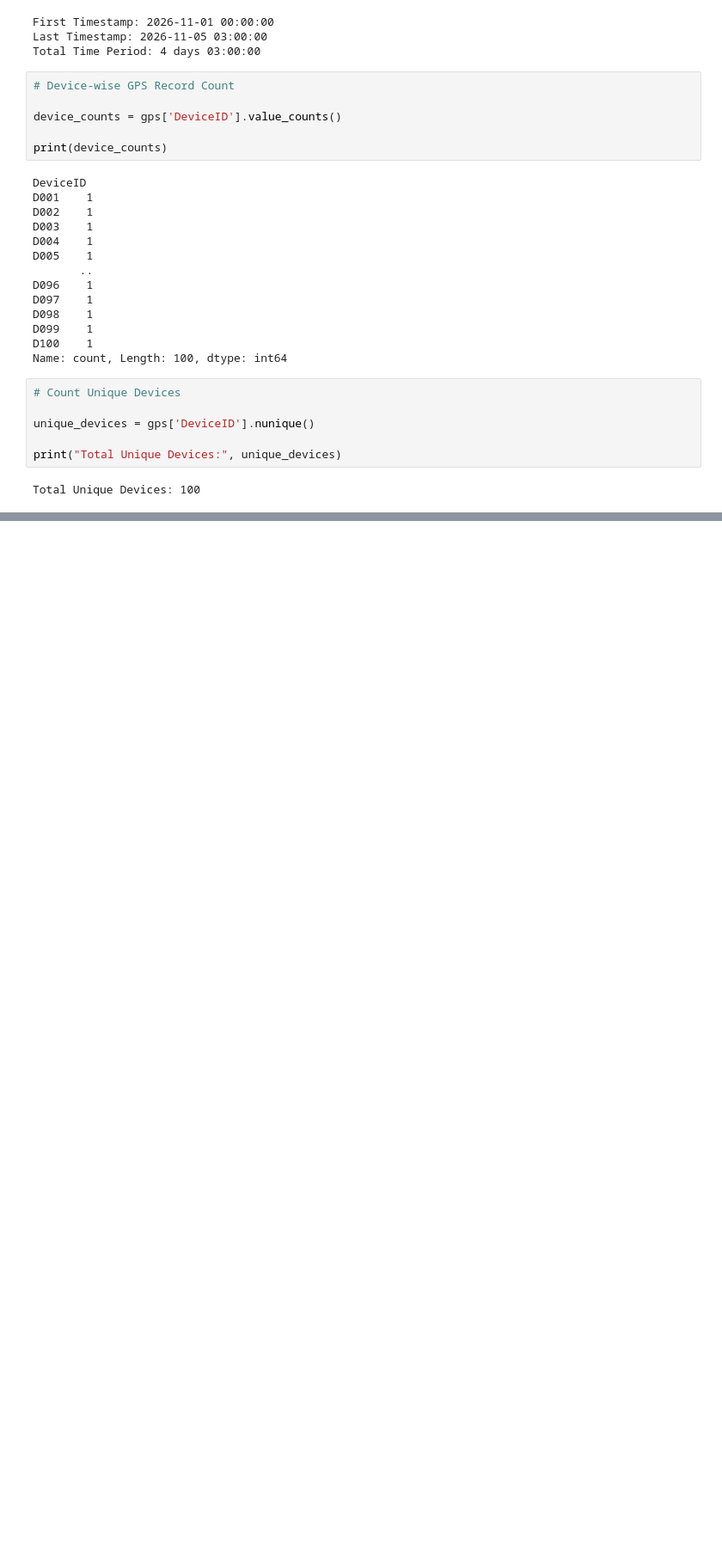
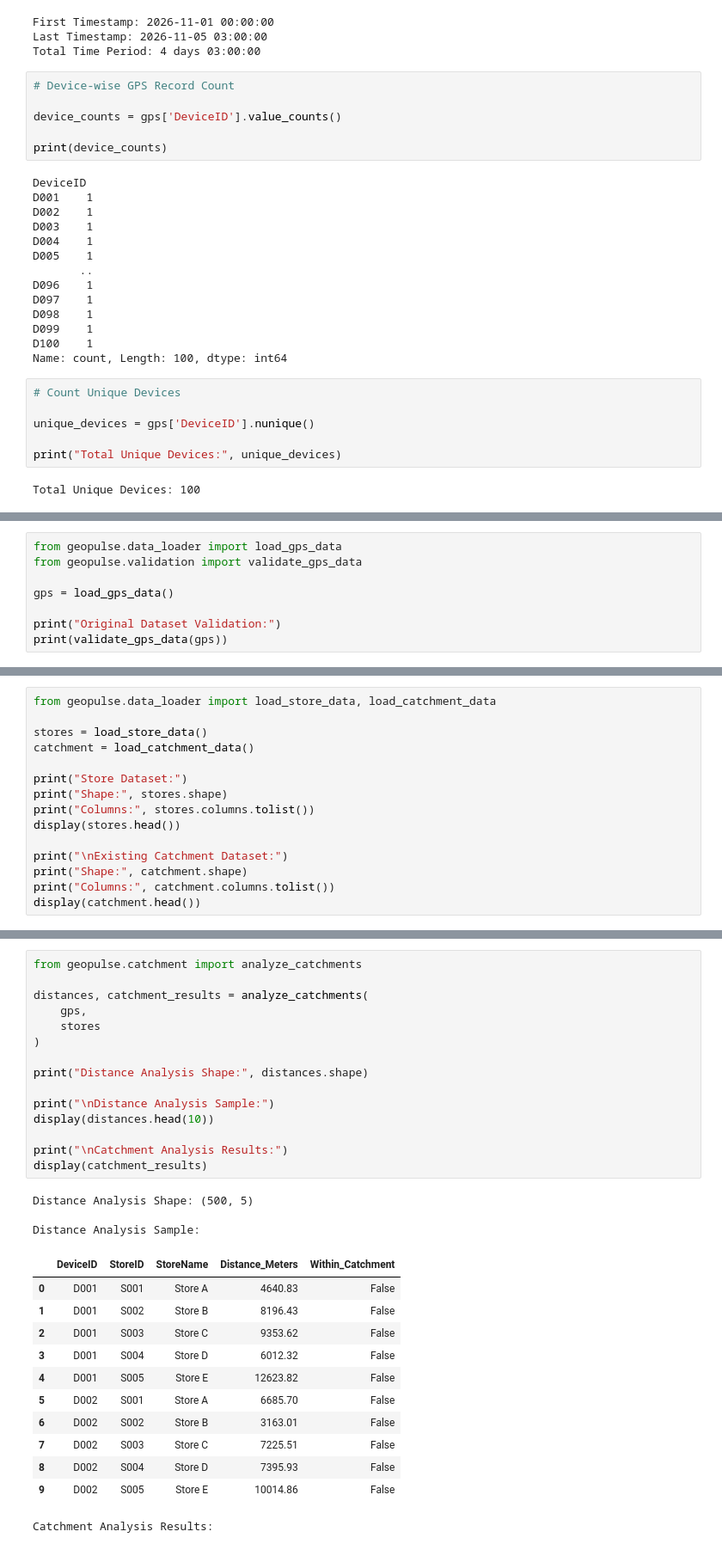
Before and after one commit to Ananyasingh0413/GeoPulse--Hyper-Local-Retail-Mobility-Analytics, a Jupyter notebook: 02_gps_data_quality_eda.ipynb, the cells around one changed output, grey strips where cells are left out. Shown at 86% size. Drawn from its saved outputs; the diff is of its cells as text; blank space fills up the shorter version.

Commit message:
feat: expand GeoPulse GPS analysis notebooks

```diff
--- a/02_gps_data_quality_eda.ipynb
+++ b/02_gps_data_quality_eda.ipynb
@@ -166,0 +219,8 @@ Total Unique Devices: 100
+# %%
+from geopulse.data_loader import load_gps_data
+from geopulse.validation import validate_gps_data
+
+gps = load_gps_data()
+
+print("Original Dataset Validation:")
+print(validate_gps_data(gps))
@@ -166,0 +269,15 @@ Total Unique Devices: 100
+# %%
+from geopulse.data_loader import load_store_data, load_catchment_data
+
+stores = load_store_data()
+catchment = load_catchment_data()
+
+print("Store Dataset:")
+print("Shape:", stores.shape)
+print("Columns:", stores.columns.tolist())
+display(stores.head())
+
+print("\nExisting Catchment Dataset:")
+print("Shape:", catchment.shape)
+print("Columns:", catchment.columns.tolist())
+display(catchment.head())
@@ -166,0 +303,31 @@ Total Unique Devices: 100
+# %%
+from geopulse.catchment import analyze_catchments
+
+distances, catchment_results = analyze_catchments(
+    gps,
+    stores
+)
+
+print("Distance Analysis Shape:", distances.shape)
+
+print("\nDistance Analysis Sample:")
+display(distances.head(10))
+
+print("\nCatchment Analysis Results:")
+display(catchment_results)
+# %% [output]
+Distance Analysis Shape: (500, 5)
+
+Distance Analysis Sample:
+|  | DeviceID | StoreID | StoreName | Distance_Meters | Within_Catchment |
+| 0 | D001 | S001 | Store A | 4640.83 | False |
+| 1 | D001 | S002 | Store B | 8196.43 | False |
+| 2 | D001 | S003 | Store C | 9353.62 | False |
+| 3 | D001 | S004 | Store D | 6012.32 | False |
+| 4 | D001 | S005 | Store E | 12623.82 | False |
+| 5 | D002 | S001 | Store A | 6685.70 | False |
+| 6 | D002 | S002 | Store B | 3163.01 | False |
+| 7 | D002 | S003 | Store C | 7225.51 | False |
+| 8 | D002 | S004 | Store D | 7395.93 | False |
+| 9 | D002 | S005 | Store E | 10014.86 | False |
+Catchment Analysis Results:
```
Also changed, not shown: parts of 12 cells of this notebook, 1 other file.
